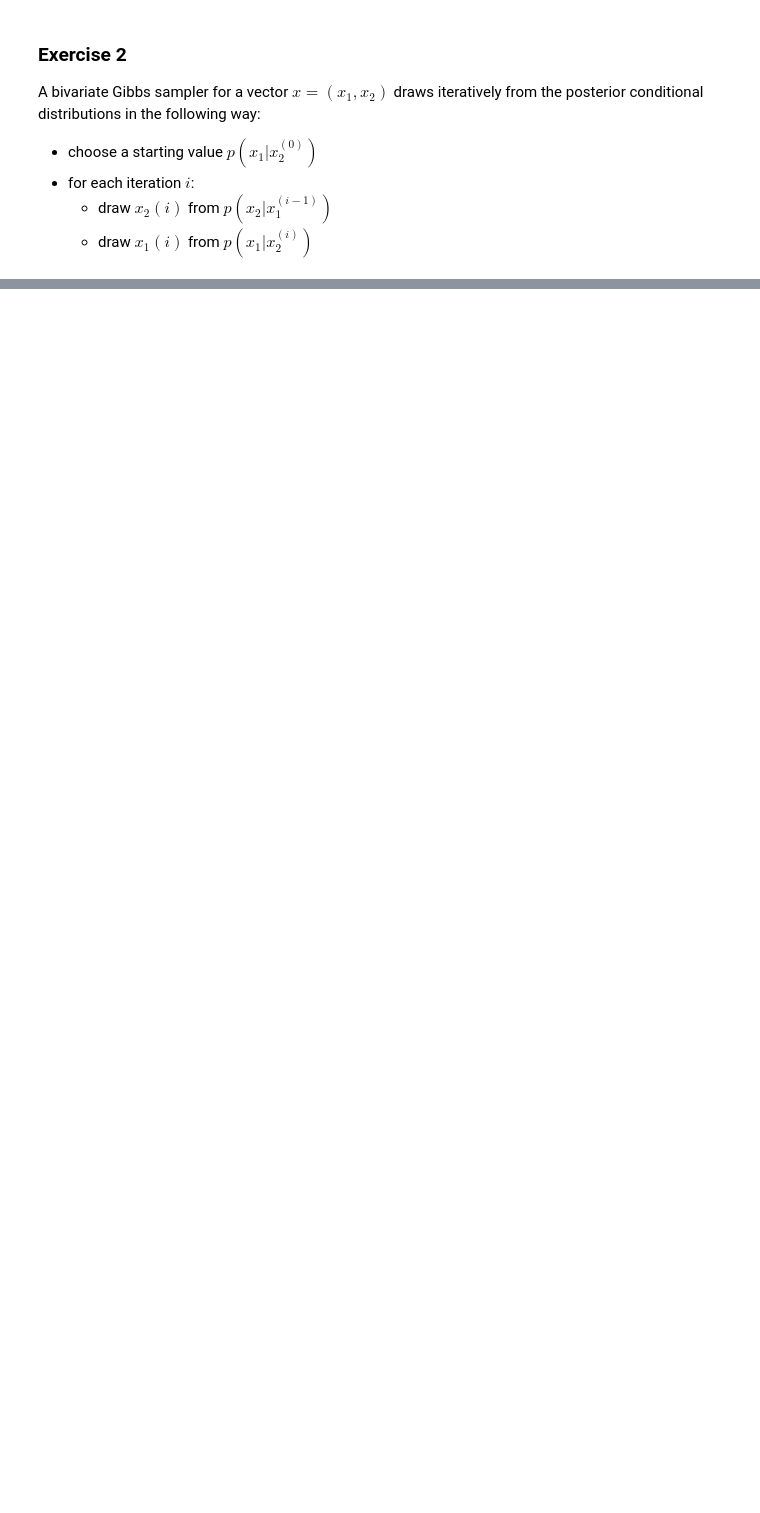
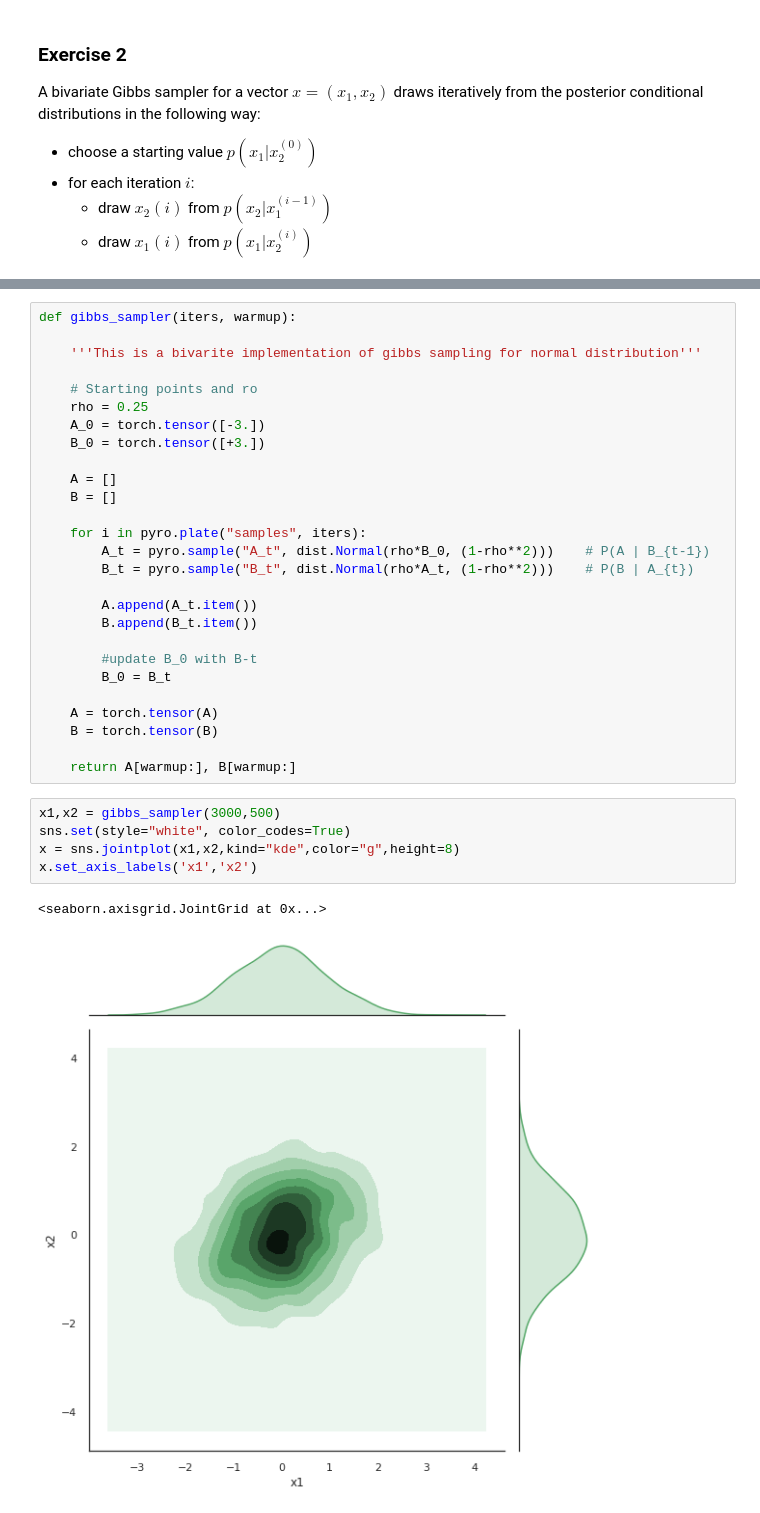
Before and after one commit to demirbilek95/statistical-machine-learning, a Jupyter notebook: homeworks/homework_04.ipynb, the cells around one changed output, grey strips where cells are left out. Cells and saved outputs as stored; diff of their text form; blank space fills up the shorter version.

```diff
--- a/homeworks/homework_04.ipynb
+++ b/homeworks/homework_04.ipynb
@@ -240,0 +270,35 @@ b. Use your implementation of Gibbs sampler to infer the parameters $\theta=(\th
+# %%
+def gibbs_sampler(iters, warmup):
+
+    '''This is a bivarite implementation of gibbs sampling for normal distribution'''
+
+    # Starting points and ro
+    rho = 0.25
+    A_0 = torch.tensor([-3.])
+    B_0 = torch.tensor([+3.])
+
+    A = []
+    B = []
+
+    for i in pyro.plate("samples", iters):
+        A_t = pyro.sample("A_t", dist.Normal(rho*B_0, (1-rho**2)))    # P(A | B_{t-1})
+        B_t = pyro.sample("B_t", dist.Normal(rho*A_t, (1-rho**2)))    # P(B | A_{t})
+
+        A.append(A_t.item())
+        B.append(B_t.item())
+
+        #update B_0 with B-t
+        B_0 = B_t
+
+    A = torch.tensor(A)
+    B = torch.tensor(B)
+
+    return A[warmup:], B[warmup:]
+# %%
+x1,x2 = gibbs_sampler(3000,500)
+sns.set(style="white", color_codes=True)
+x = sns.jointplot(x1,x2,kind="kde",color="g",height=8)
+x.set_axis_labels('x1','x2')
+# %% [output]
+<seaborn.axisgrid.JointGrid at 0x...>
+[figure, added]
```
Also changed, not shown: parts of 11 cells of this notebook, 1 other file.
